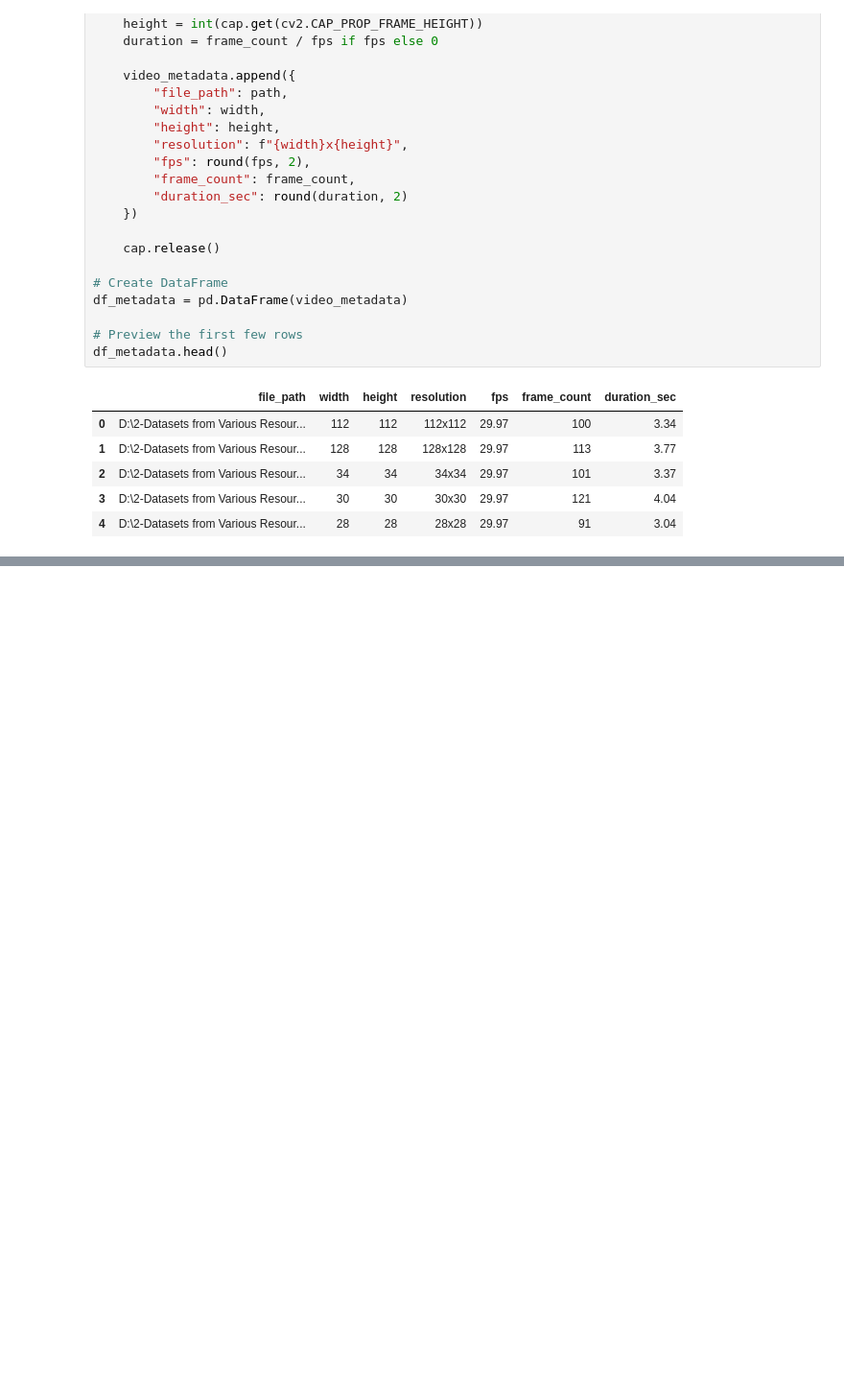
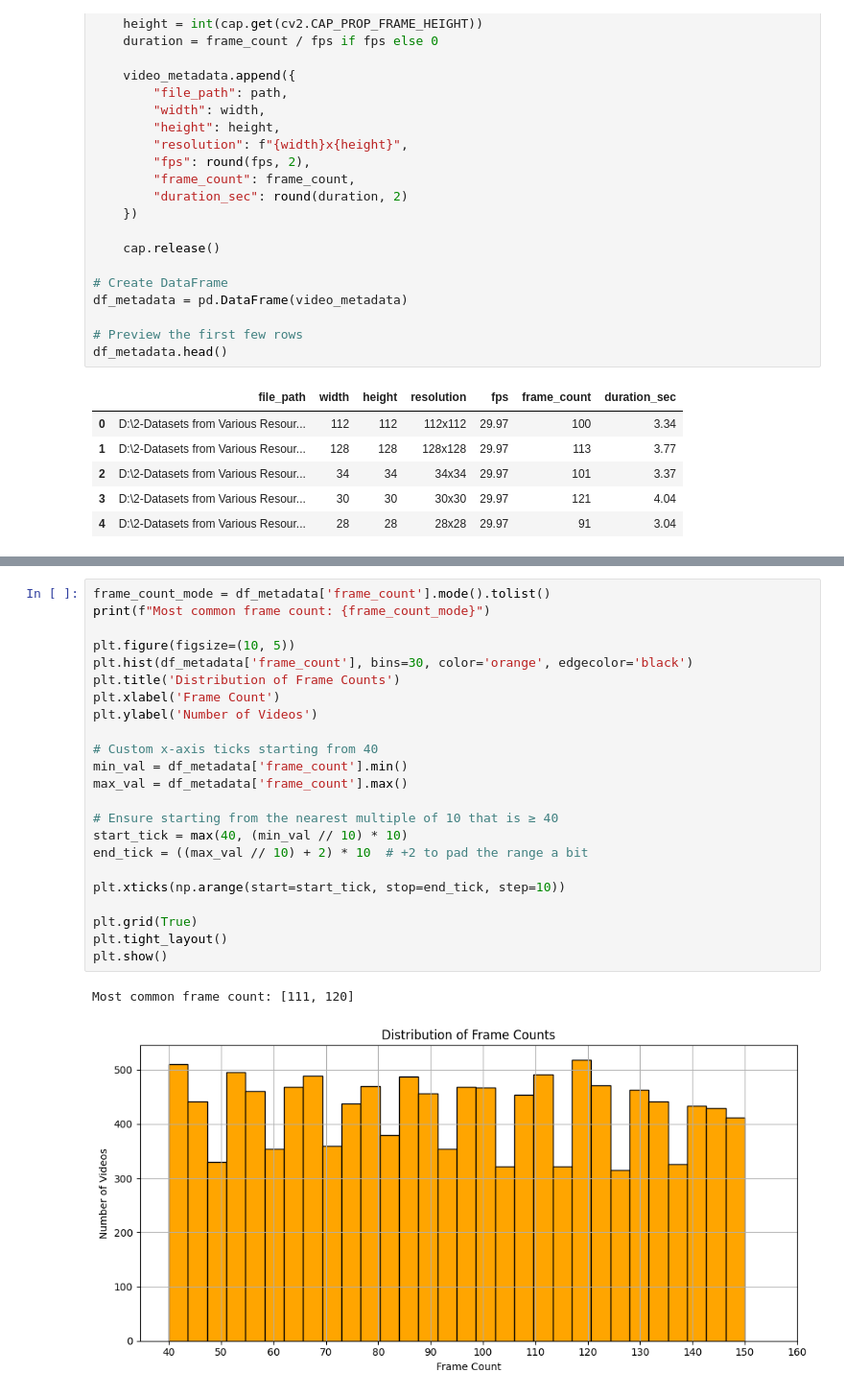
Before and after one commit to laithrasheed/Data-Science-Projects, a Jupyter notebook: Computer Vision with Tiny-VIRAT/Proposed Solution.ipynb, the cells around one changed output, grey strips where cells are left out. Shown at 96% size. Cells and saved outputs as stored; diff of their text form; blank space fills up the shorter version.

```diff
--- a/Computer Vision with Tiny-VIRAT/Proposed Solution.ipynb
+++ b/Computer Vision with Tiny-VIRAT/Proposed Solution.ipynb
@@ -207,0 +237,26 @@ df_metadata.head()
+# %%
+frame_count_mode = df_metadata['frame_count'].mode().tolist()
+print(f"Most common frame count: {frame_count_mode}")
+
+plt.figure(figsize=(10, 5))
+plt.hist(df_metadata['frame_count'], bins=30, color='orange', edgecolor='black')
+plt.title('Distribution of Frame Counts')
+plt.xlabel('Frame Count')
+plt.ylabel('Number of Videos')
+
+# Custom x-axis ticks starting from 40
+min_val = df_metadata['frame_count'].min()
+max_val = df_metadata['frame_count'].max()
+
+# Ensure starting from the nearest multiple of 10 that is ≥ 40
+start_tick = max(40, (min_val // 10) * 10)
+end_tick = ((max_val // 10) + 2) * 10  # +2 to pad the range a bit
+
+plt.xticks(np.arange(start=start_tick, stop=end_tick, step=10))
+
+plt.grid(True)
+plt.tight_layout()
+plt.show()
+# %% [output]
+Most common frame count: [111, 120]
+[figure, added]
```
Also changed, not shown: parts of 4 cells of this notebook, 3 other files.
